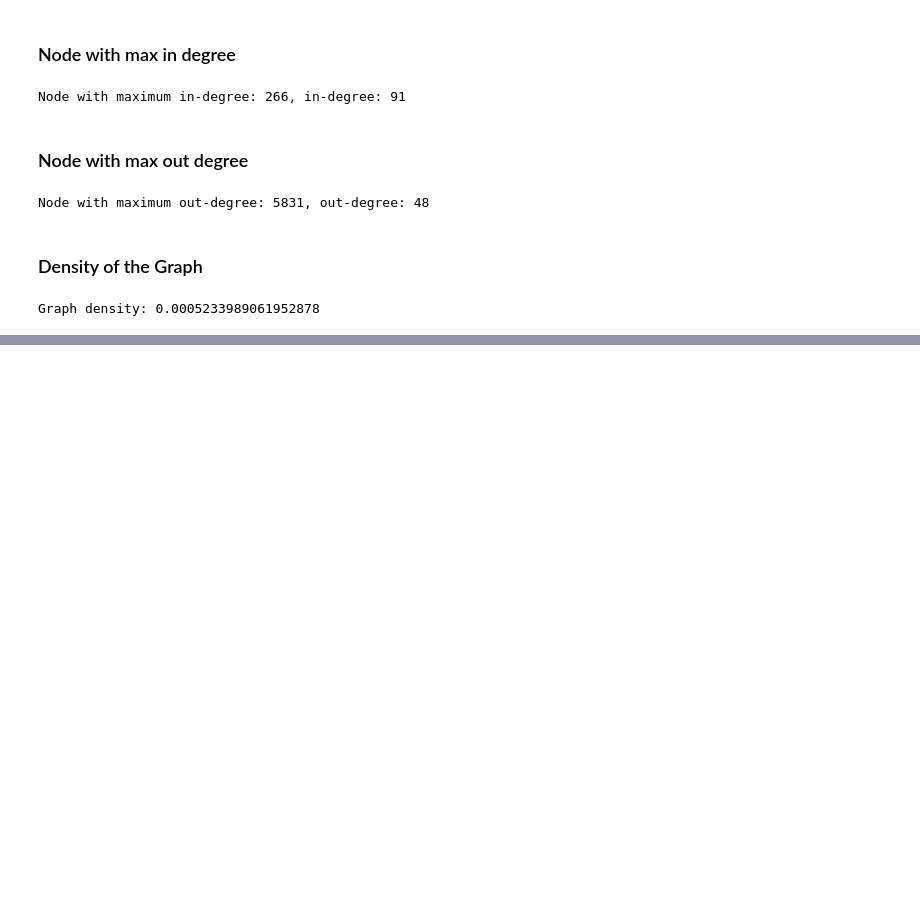
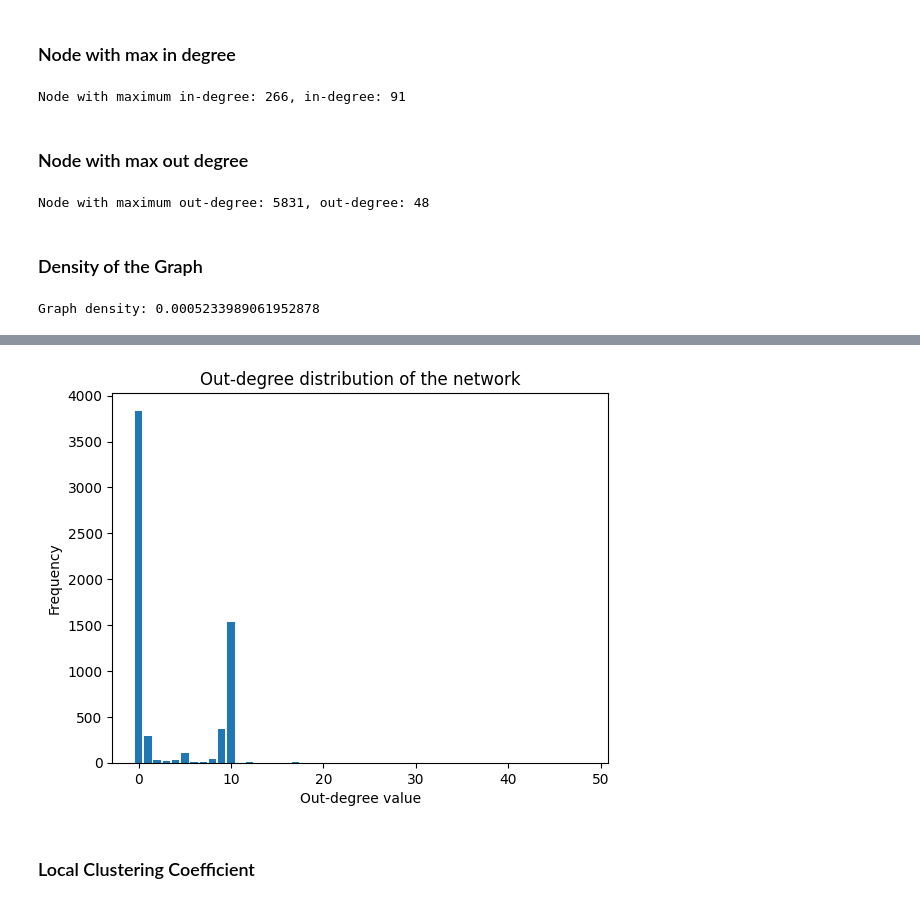
Before and after one commit to PritishWadhwa/CSE508_Winter2023_A3_16, a Jupyter notebook: Q1.ipynb, the cells around one changed output, grey strips where cells are left out. Saved outputs shown, nothing was run; the diff lists cells and outputs as text; code cells hidden in the pictures; blank space fills up the shorter version.

```diff
--- a/Q1.ipynb
+++ b/Q1.ipynb
@@ -134,0 +184,23 @@ Graph density: 0.0005233989061952878
+# %%
+# computing frequency of each out-degree value
+outDegreeFreq = {}
+for node in tqdm(outDegreeList):
+    outDegreeVal = outDegreeList[node]
+    if outDegreeVal in outDegreeFreq:
+        outDegreeFreq[outDegreeVal] += 1
+    else:
+        outDegreeFreq[outDegreeVal] = 1
+# %%
+# Plotting the in-degree distribution
+x = list(outDegreeFreq.keys())
+y = list(outDegreeFreq.values())
+
+plt.bar(x, y)
+plt.xlabel('Out-degree value')
+plt.ylabel('Frequency')
+plt.title('Out-degree distribution of the network')
+plt.show()
+# %% [output]
+[figure, added]
+# %% [markdown]
+### Local Clustering Coefficient
```
Also changed, not shown: parts of 15 cells of this notebook.
